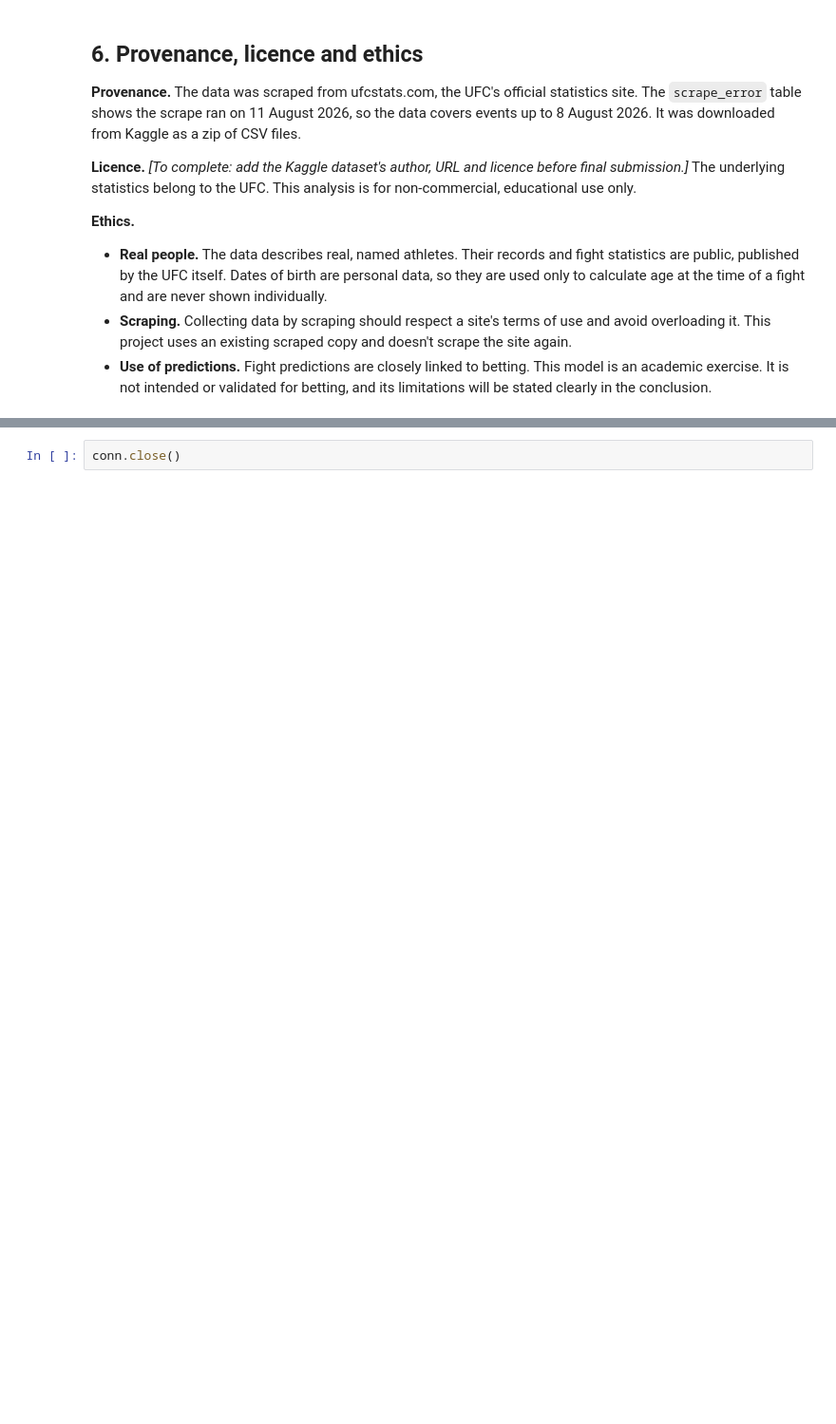
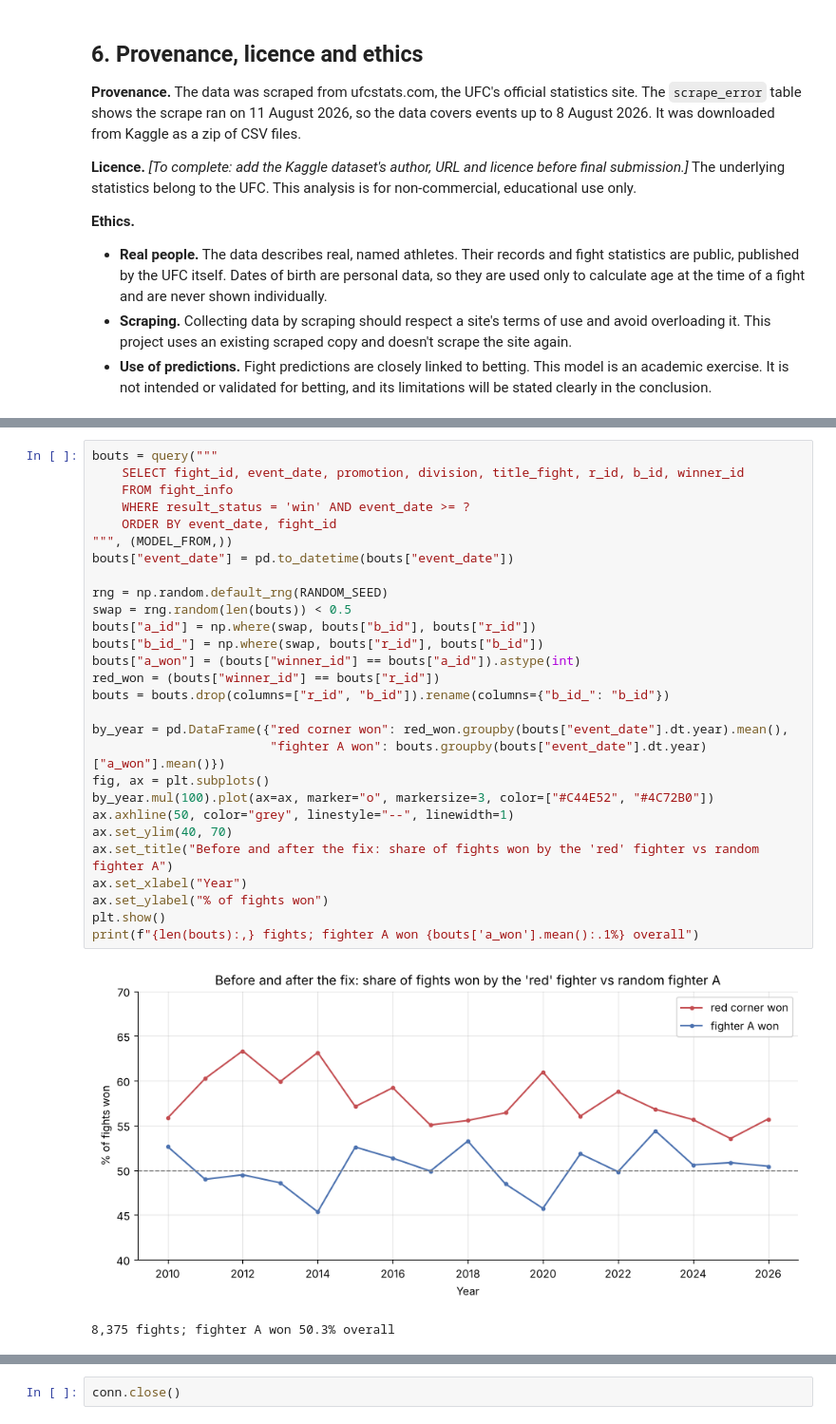
Before and after one commit to S5in/Data-Science-and-Machine-Learning, a Jupyter notebook: 02-ufc-fight-prediction/ufc_fights.ipynb, the cells around one changed output, grey strips where cells are left out. Shown at 95% size. Saved outputs shown, nothing was run; the diff lists cells and outputs as text; blank space fills up the shorter version.

```diff
--- a/02-ufc-fight-prediction/ufc_fights.ipynb
+++ b/02-ufc-fight-prediction/ufc_fights.ipynb
@@ -691,0 +1196,31 @@ ufc_quality_report().style.format({"records": "{:,}", "%": "{:.1%}"})
+# %%
+bouts = query("""
+    SELECT fight_id, event_date, promotion, division, title_fight, r_id, b_id, winner_id
+    FROM fight_info
+    WHERE result_status = 'win' AND event_date >= ?
+    ORDER BY event_date, fight_id
+""", (MODEL_FROM,))
+bouts["event_date"] = pd.to_datetime(bouts["event_date"])
+
+rng = np.random.default_rng(RANDOM_SEED)
+swap = rng.random(len(bouts)) < 0.5
+bouts["a_id"] = np.where(swap, bouts["b_id"], bouts["r_id"])
+bouts["b_id_"] = np.where(swap, bouts["r_id"], bouts["b_id"])
+bouts["a_won"] = (bouts["winner_id"] == bouts["a_id"]).astype(int)
+red_won = (bouts["winner_id"] == bouts["r_id"])
+bouts = bouts.drop(columns=["r_id", "b_id"]).rename(columns={"b_id_": "b_id"})
+
+by_year = pd.DataFrame({"red corner won": red_won.groupby(bouts["event_date"].dt.year).mean(),
+                        "fighter A won": bouts.groupby(bouts["event_date"].dt.year)["a_won"].mean()})
+fig, ax = plt.subplots()
+by_year.mul(100).plot(ax=ax, marker="o", markersize=3, color=["#C44E52", "#4C72B0"])
+ax.axhline(50, color="grey", linestyle="--", linewidth=1)
+ax.set_ylim(40, 70)
+ax.set_title("Before and after the fix: share of fights won by the 'red' fighter vs random fighter A")
+ax.set_xlabel("Year")
+ax.set_ylabel("% of fights won")
+plt.show()
+print(f"{len(bouts):,} fights; fighter A won {bouts['a_won'].mean():.1%} overall")
+# %% [output]
+[figure, added]
+8,375 fights; fighter A won 50.3% overall
```
Also changed, not shown: parts of 59 cells of this notebook, 3 other files.
